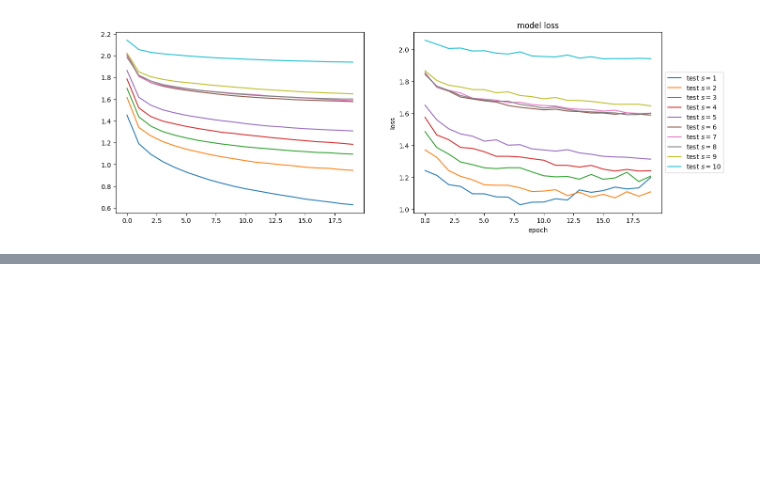
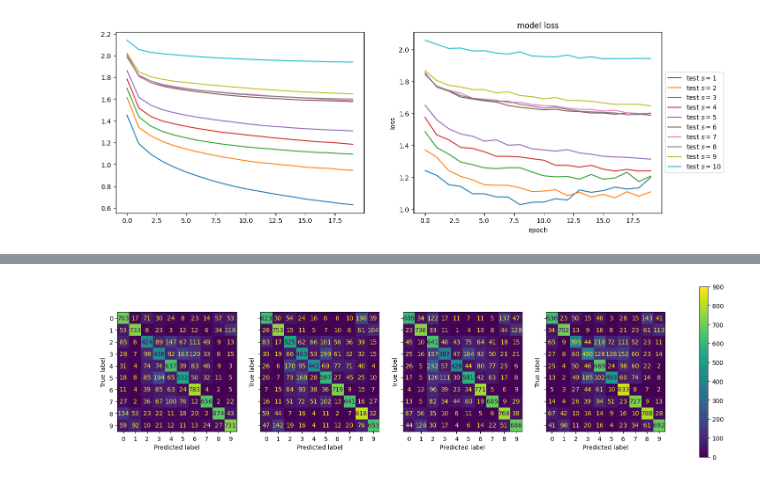
Before and after one commit to Swinkawkrawacie/Machine_learning, a Jupyter notebook: assignment_4.ipynb, the cells around one changed output, grey strips where cells are left out. Saved outputs shown, nothing was run; the diff lists cells and outputs as text; code cells hidden in the pictures; blank space fills up the shorter version.

```diff
--- a/assignment_4.ipynb
+++ b/assignment_4.ipynb
@@ -342,9 +290,0 @@ ROUND 1
-# %%
-for i in range(2):
-    plt.scatter(range(1,21), train_acc_p[i,:], label=f'train, padding: {padding_opt[i]}')
-    plt.scatter(range(1,21), test_acc_p[i,:], label=f'test, padding: {padding_opt[i]}')
-plt.title('model accuracy')
-plt.ylabel('accuracy')
-plt.xlabel('epoch')
-plt.legend()
-plt.show()
@@ -353,9 +290,0 @@ plt.show()
-# %%
-for i in range(2):
-    plt.scatter(range(1,21), train_loss_p[i,:], label=f'train, padding: {padding_opt[i]}')
-    plt.scatter(range(1,21), test_loss_p[i,:], label=f'test, padding: {padding_opt[i]}')
-plt.title('model loss')
-plt.ylabel('loss')
-plt.xlabel('epoch')
-plt.legend()
-plt.show()
@@ -440,0 +434,5 @@ plt.show()
+# %%
+model_k = bestk.fit(x_train, y_train, epochs=20, validation_data=(x_test, y_test))
+model_ks = bestks.fit(x_train, y_train, epochs=20, validation_data=(x_test, y_test))
+model_s = bests.fit(x_train, y_train, epochs=20, validation_data=(x_test, y_test))
+model_c = bestc.fit(x_train, y_train, epochs=20, validation_data=(x_test, y_test))
@@ -440,0 +523,4 @@ plt.show()
+# %%
+y_pred = bestc.predict(x_test)
+y_pred_r = np.argmax(y_pred, axis=1)
+print(classification_report(np.argmax(y_test, axis=1), y_pred_r))
@@ -440,0 +545,14 @@ plt.show()
+# %%
+fig, axes = plt.subplots(1, 4, figsize=(20, 5), sharey='row')
+k=0
+for i in [bestk, bestks, bests, bestc]:
+    y_pred = i.predict(x_test)
+    y_pred_r = np.argmax(y_pred, axis=1)
+    mat = ConfusionMatrixDisplay(confusion_matrix = confusion_matrix(np.argmax(y_test, axis=1), y_pred_r))
+    mat.plot(ax=axes[k])
+    mat.im_.set_clim(0, 900)
+    mat.im_.colorbar.remove()
+    k+=1
+fig.colorbar(mat.im_, ax=axes)
+plt.show()
+# %% [output]
@@ -440,0 +563 @@ plt.show()
+[figure, added]
```
Also changed, not shown: parts of 21 cells of this notebook.
